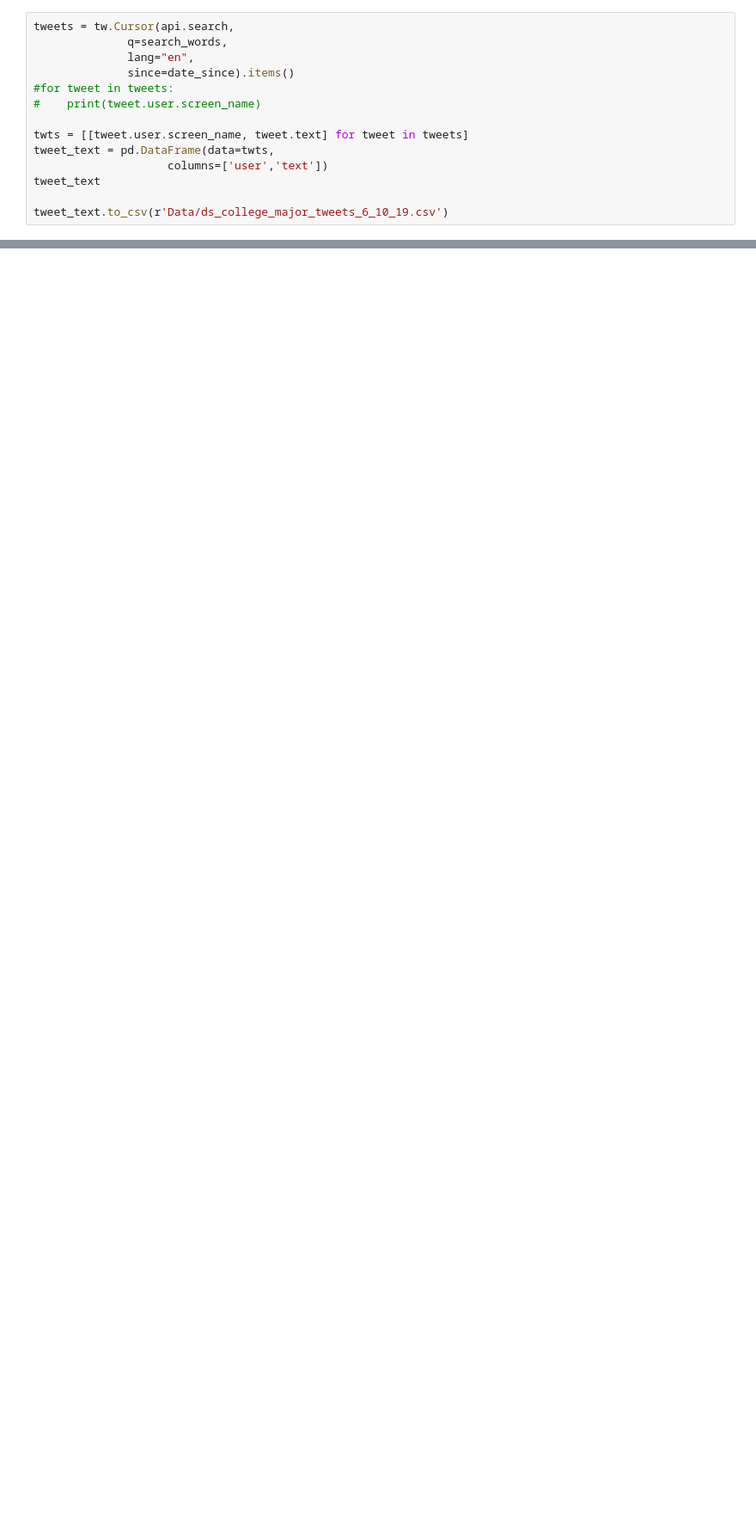
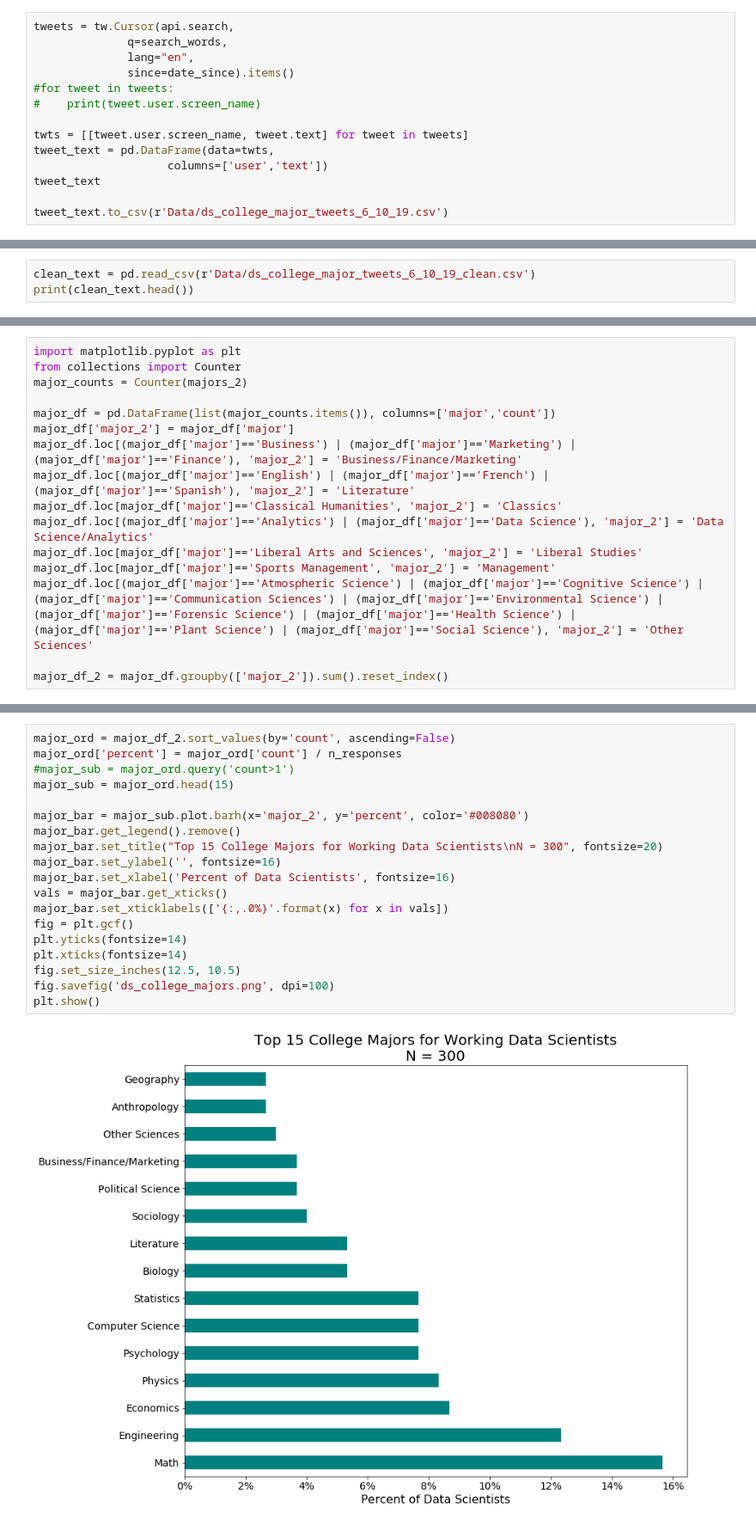
Before and after one commit to kykimeng/ds_college_majors, a Jupyter notebook: analyze_ds_major_tweets.ipynb, the cells around one changed output, grey strips where cells are left out. Shown at 86% size. Cells and saved outputs as stored; diff of their text form; blank space fills up the shorter version.

Commit message:
clean tweets, summarize, make bar plot

```diff
--- a/analyze_ds_major_tweets.ipynb
+++ b/analyze_ds_major_tweets.ipynb
@@ -43,0 +39,3 @@ KimmyKy2
+# %%
+clean_text = pd.read_csv(r'Data/ds_college_major_tweets_6_10_19_clean.csv')
+print(clean_text.head())
@@ -43,0 +78,16 @@ KimmyKy2
+# %%
+import matplotlib.pyplot as plt
+from collections import Counter
+major_counts = Counter(majors_2)
+
+major_df = pd.DataFrame(list(major_counts.items()), columns=['major','count'])
+major_df['major_2'] = major_df['major']
+major_df.loc[(major_df['major']=='Business') | (major_df['major']=='Marketing') | (major_df['major']=='Finance'), 'major_2'] = 'Business/Finance/Marketing'
+major_df.loc[(major_df['major']=='English') | (major_df['major']=='French') | (major_df['major']=='Spanish'), 'major_2'] = 'Literature'
+major_df.loc[major_df['major']=='Classical Humanities', 'major_2'] = 'Classics'
+major_df.loc[(major_df['major']=='Analytics') | (major_df['major']=='Data Science'), 'major_2'] = 'Data Science/Analytics'
+major_df.loc[major_df['major']=='Liberal Arts and Sciences', 'major_2'] = 'Liberal Studies'
+major_df.loc[major_df['major']=='Sports Management', 'major_2'] = 'Management'
+major_df.loc[(major_df['major']=='Atmospheric Science') | (major_df['major']=='Cognitive Science') | (major_df['major']=='Communication Sciences') | (major_df['major']=='Environmental Science') | (major_df['major']=='Forensic Science') | (major_df['major']=='Health Science') | (major_df['major']=='Plant Science') | (major_df['major']=='Social Science'), 'major_2'] = 'Other Sciences'
+
+major_df_2 = major_df.groupby(['major_2']).sum().reset_index()
@@ -43,0 +98,21 @@ KimmyKy2
+# %%
+major_ord = major_df_2.sort_values(by='count', ascending=False)
+major_ord['percent'] = major_ord['count'] / n_responses
+#major_sub = major_ord.query('count>1')
+major_sub = major_ord.head(15)
+
+major_bar = major_sub.plot.barh(x='major_2', y='percent', color='#008080')
+major_bar.get_legend().remove()
+major_bar.set_title("Top 15 College Majors for Working Data Scientists\nN = 300", fontsize=20)
+major_bar.set_ylabel('', fontsize=16)
+major_bar.set_xlabel('Percent of Data Scientists', fontsize=16)
+vals = major_bar.get_xticks()
+major_bar.set_xticklabels(['{:,.0%}'.format(x) for x in vals])
+fig = plt.gcf()
+plt.yticks(fontsize=14)
+plt.xticks(fontsize=14)
+fig.set_size_inches(12.5, 10.5)
+fig.savefig('ds_college_majors.png', dpi=100)
+plt.show()
+# %% [output]
+[figure, added]
```
Also changed, not shown: parts of 12 cells of this notebook, 2 other files.
